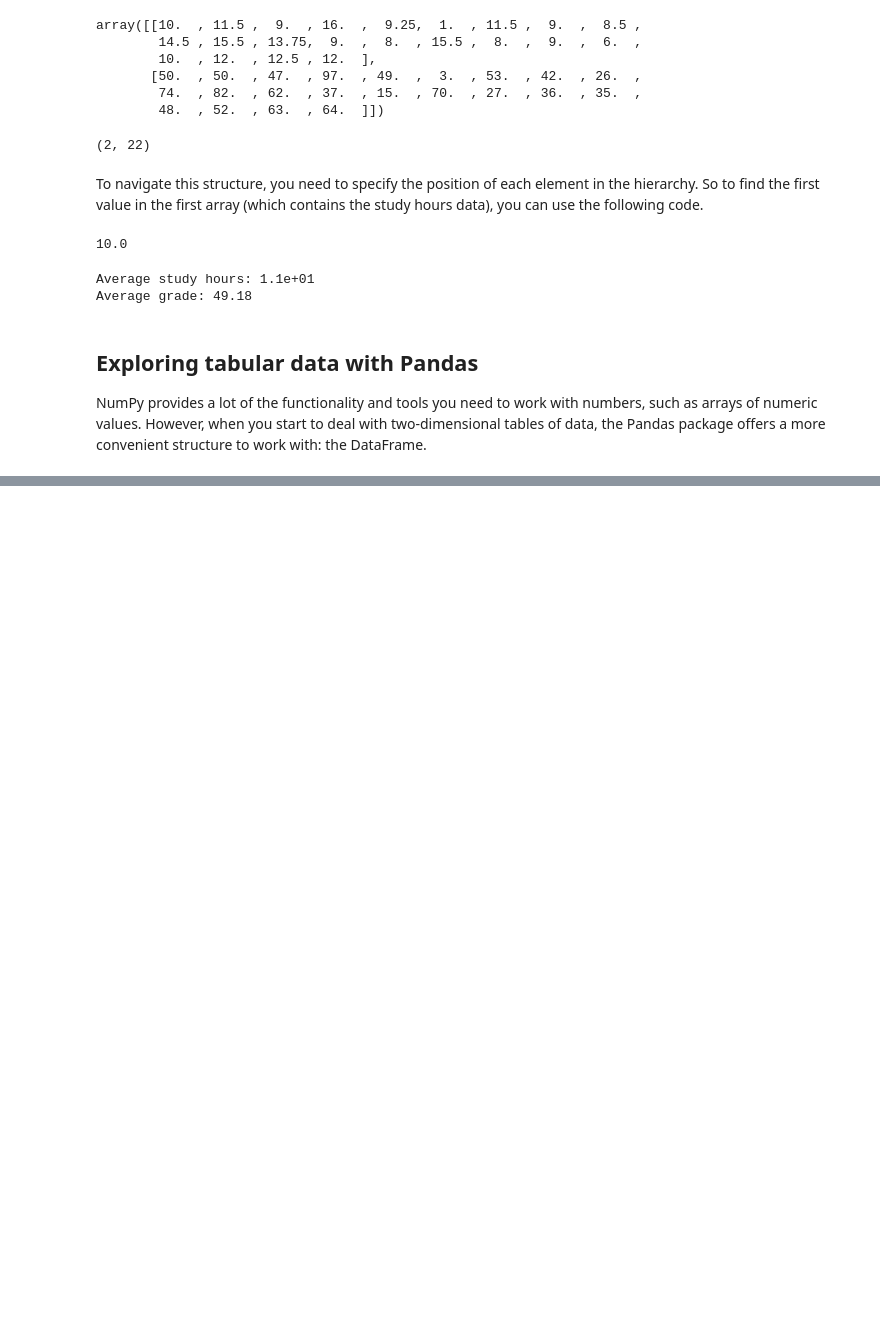
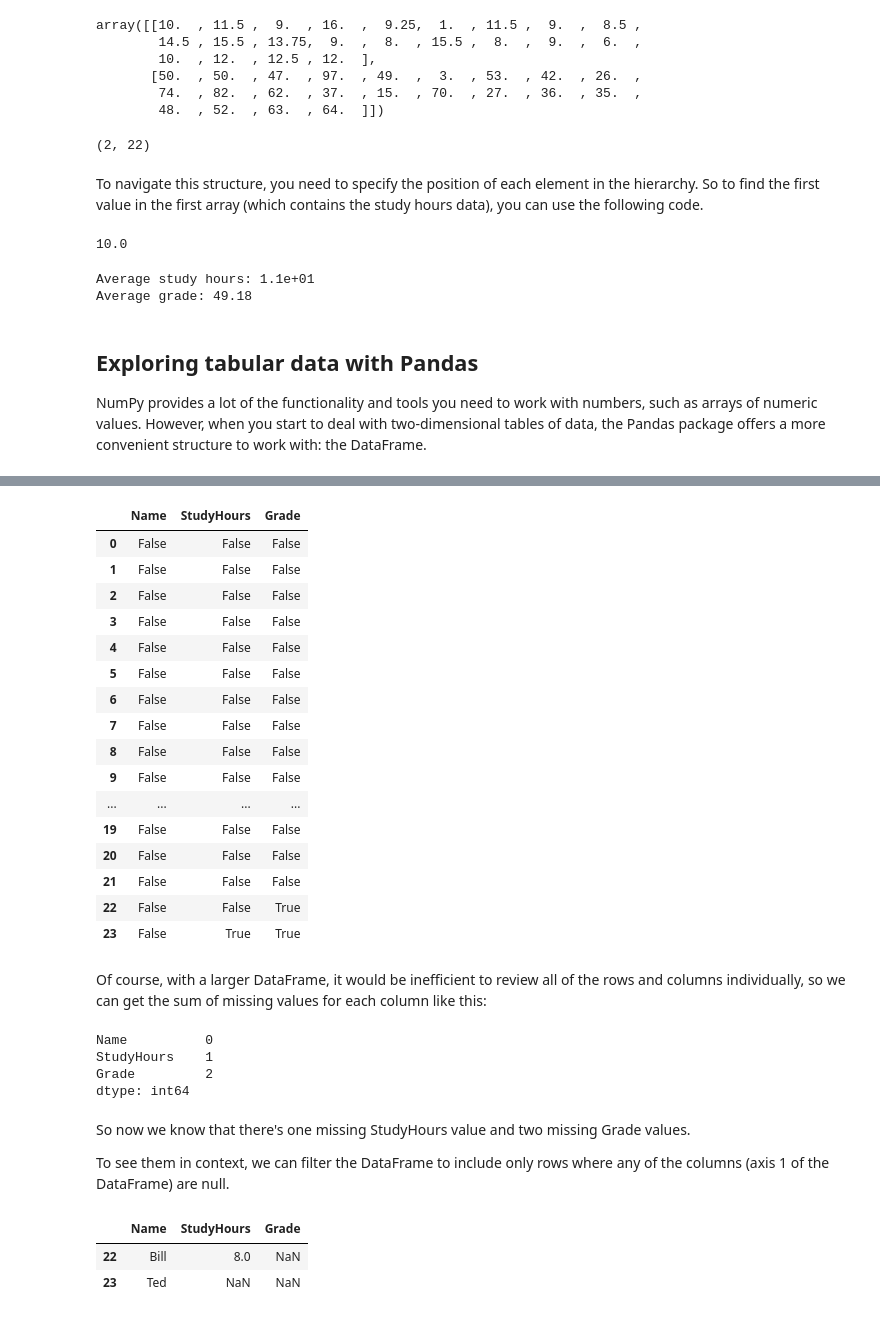
Before and after one commit to migueltrujillo07/MyDataRoad, a Jupyter notebook: exploreData.ipynb, the cells around one changed output, grey strips where cells are left out. Saved outputs shown, nothing was run; the diff lists cells and outputs as text; code cells hidden in the pictures; blank space fills up the shorter version.

```diff
--- a/exploreData.ipynb
+++ b/exploreData.ipynb
@@ -100,0 +201,4 @@ impor
+# %%
+!wget https://raw.githubusercontent.com/MicrosoftDocs/mslearn-introduction-to-machine-learning/main/Data/ml-basics/grades.csv
+df_students = pd.read_csv('grades.csv',delimiter=',',header = 'infer')
+df_students.head()
@@ -100,0 +225,39 @@ impor
+# %%
+df_students.isnull()
+# %% [output]
+|  | Name | StudyHours | Grade |
+| 0 | False | False | False |
+| 1 | False | False | False |
+| 2 | False | False | False |
+| 3 | False | False | False |
+| 4 | False | False | False |
+| 5 | False | False | False |
+| 6 | False | False | False |
+| 7 | False | False | False |
+| 8 | False | False | False |
+| 9 | False | False | False |
+| ... | ... | ... | ... |
+| 19 | False | False | False |
+| 20 | False | False | False |
+| 21 | False | False | False |
+| 22 | False | False | True |
+| 23 | False | True | True |
+# %% [markdown]
+Of course, with a larger DataFrame, it would be inefficient to review all of the rows and columns individually, so we can get the sum of missing values for each column like this:
+# %%
+df_students.isnull().sum()
+# %% [output]
+Name          0
+StudyHours    1
+Grade         2
+dtype: int64
+# %% [markdown]
+So now we know that there's one missing StudyHours value and two missing Grade values.
+
+To see them in context, we can filter the DataFrame to include only rows where any of the columns (axis 1 of the DataFrame) are null.
+# %%
+df_students[df_students.isnull().any(axis=1)]
+# %% [output]
+|  | Name | StudyHours | Grade |
+| 22 | Bill | 8.0 | NaN |
+| 23 | Ted | NaN | NaN |
```
Also changed, not shown: parts of 21 cells of this notebook.
